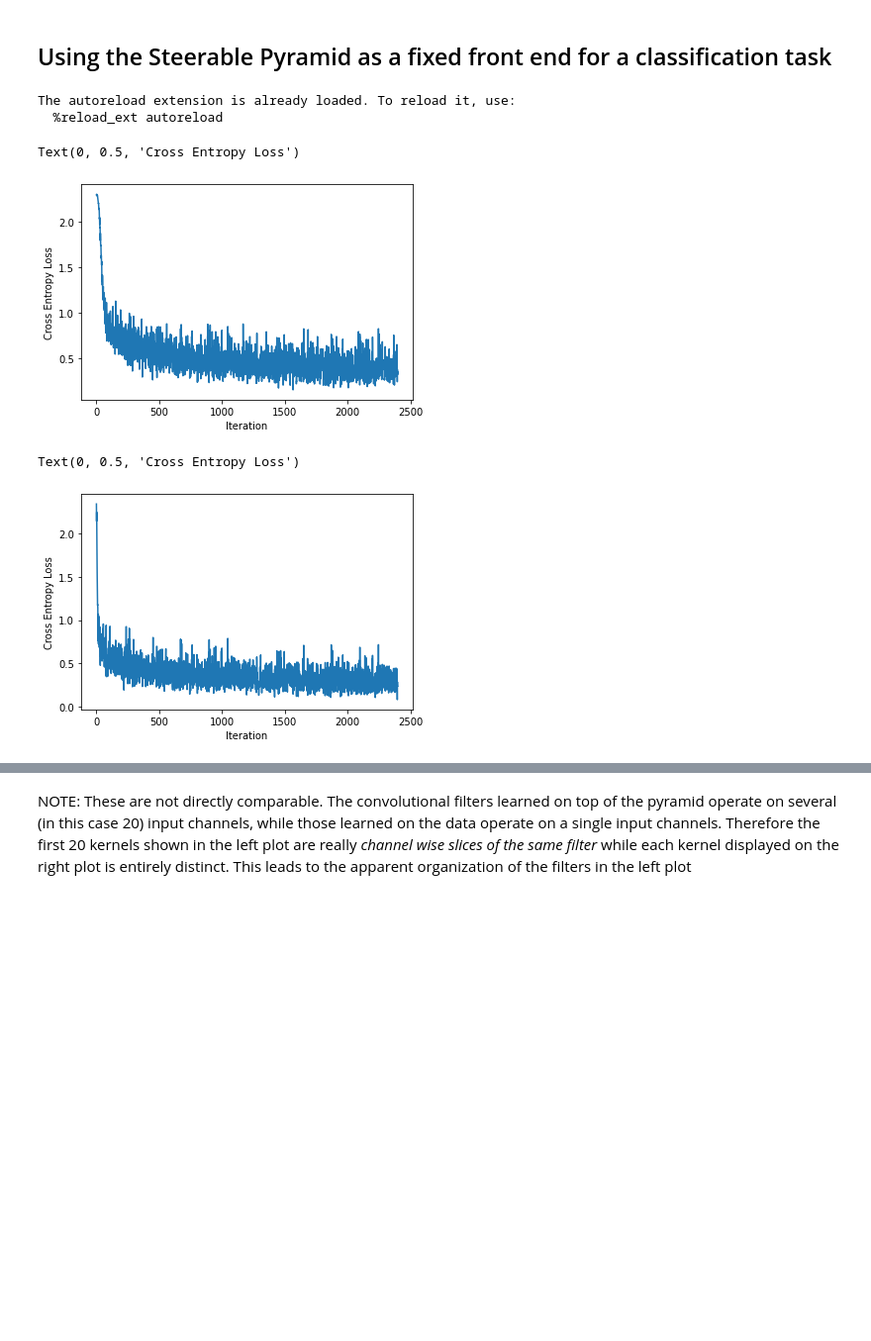
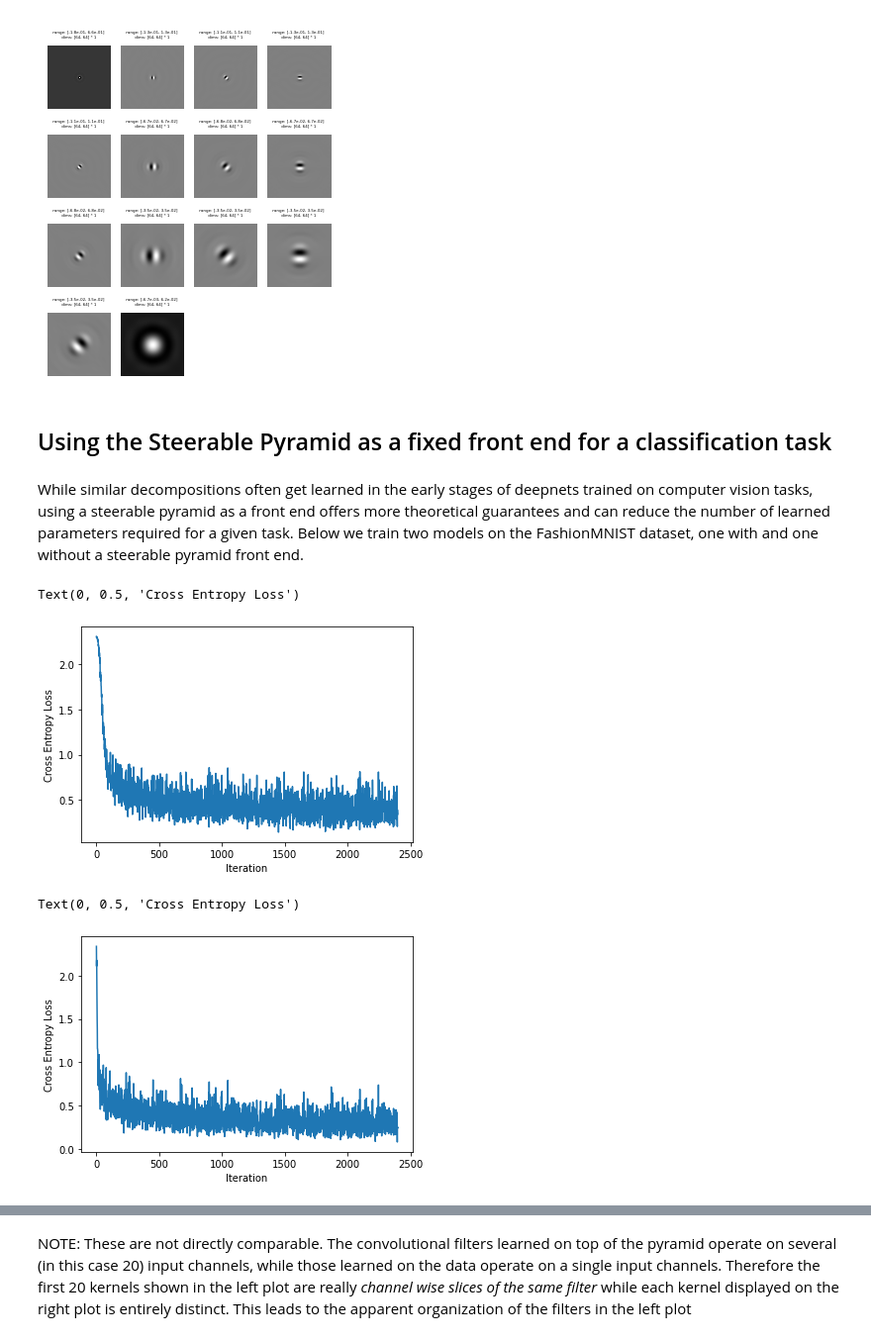
Before and after one commit to plenoptic-org/plenoptic, a Jupyter notebook: examples/Demo_Steerable_Pyramid.ipynb, the cells around one changed output, grey strips where cells are left out. Shown at 99% size. Drawn from its saved outputs; the diff is of its cells as text; code cells hidden in the pictures; blank space fills up the shorter version.

```diff
--- a/examples/Demo_Steerable_Pyramid.ipynb
+++ b/examples/Demo_Steerable_Pyramid.ipynb
@@ -8,33 +37,29 @@ In this demo we will first show how the steerable pyramid can be used as a front
+# %%
+order = 3
+imsize = 64
+pyr = Steerable_Pyramid_Freq(height=3,image_shape=[imsize,imsize],order=order,is_complex = False,twidth=1, downsample=True)
+pyr.to(device)
+empty_image = torch.zeros((1,1,imsize,imsize),dtype=dtype).to(device)
+pyr_coeffs = pyr.forward(empty_image)
+
+for k,v in pyr.pyr_size.items():
+    mid = (v[0]//2, v[1]//2)
+    pyr_coeffs[k][0,0,mid[0],mid[1]]=1
+
+reconList = []
+for k in pyr_coeffs.keys():
+    if isinstance(k, tuple):
+        reconList.append(pyr.recon_pyr(k[0], k[1]))
+    else:
+        reconList.append(pyr.recon_pyr(k))
+
+po.imshow(reconList, col_wrap=order+1, vrange='indep1', zoom=1);
+# %% [output]
+[figure, added]
 # %% [markdown]
 ## Using the Steerable Pyramid as a fixed front end for a classification task
-# %%
-import numpy as np
-import torch
-import torchvision
-import torchvision.transforms as transforms
-import torch.nn.functional as F
-from torchvision.utils import make_grid
-from torch import nn
-import matplotlib.pyplot as plt
-
-import pyrtools as pt
-import plenoptic as po
-from plenoptic.tools.signal import rcosFn, pointOp
-%matplotlib inline
-
-from plenoptic.simulate import Steerable_Pyramid_Freq
-from plenoptic.synthesize import Eigendistortion
-from plenoptic.tools.display import convert_pyrshow
-from plenoptic.tools.data import torch_complex_to_numpy, to_numpy
-dtype = torch.float32
-device = torch.device("cuda" if torch.cuda.is_available() else "cpu")
-
-%load_ext autoreload
-
-%autoreload 2
-# %% [output]
-The autoreload extension is already loaded. To reload it, use:
-  %reload_ext autoreload
+# %% [markdown]
+While similar decompositions often get learned in the early stages of deepnets trained on computer vision tasks, using a steerable pyramid as a front end offers more theoretical guarantees and can reduce the number of learned parameters required for a given task. Below we train two models on the FashionMNIST dataset, one with and one without a steerable pyramid front end.
 # %%
 # First we define/download the dataset
 train_set = torchvision.datasets.FashionMNIST(
@@ -137,7 +162,7 @@ plt.xlabel('Iteration')
 plt.ylabel('Cross Entropy Loss')
 # %% [output]
 Text(0, 0.5, 'Cross Entropy Loss')
-[figure, old version]
+[figure, new version]
 # %%
 # Training
 model_no_pyr = ConvFull([28, 28], order=4, scales=2, kernel_size=6, output_dim=60)
@@ -165,7 +190,7 @@ plt.xlabel('Iteration')
 plt.ylabel('Cross Entropy Loss')
 # %% [output]
 Text(0, 0.5, 'Cross Entropy Loss')
-[figure, old version]
+[figure, new version]
 # %%
 # Feature Visualization
 conv_weights = model_pyr.conv.weight.detach().view(-1, 1, 6, 6)
```
Also changed, not shown: parts of 10 cells of this notebook.
